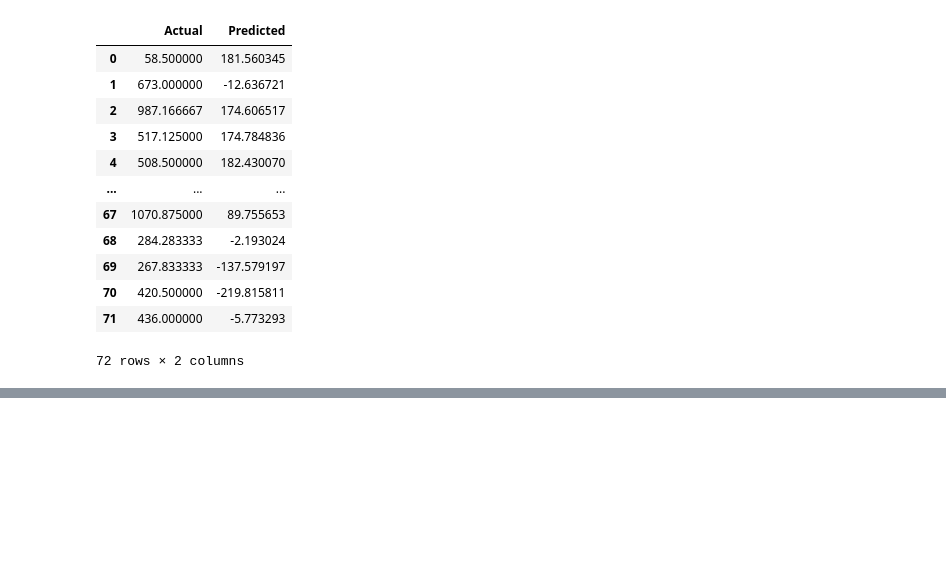
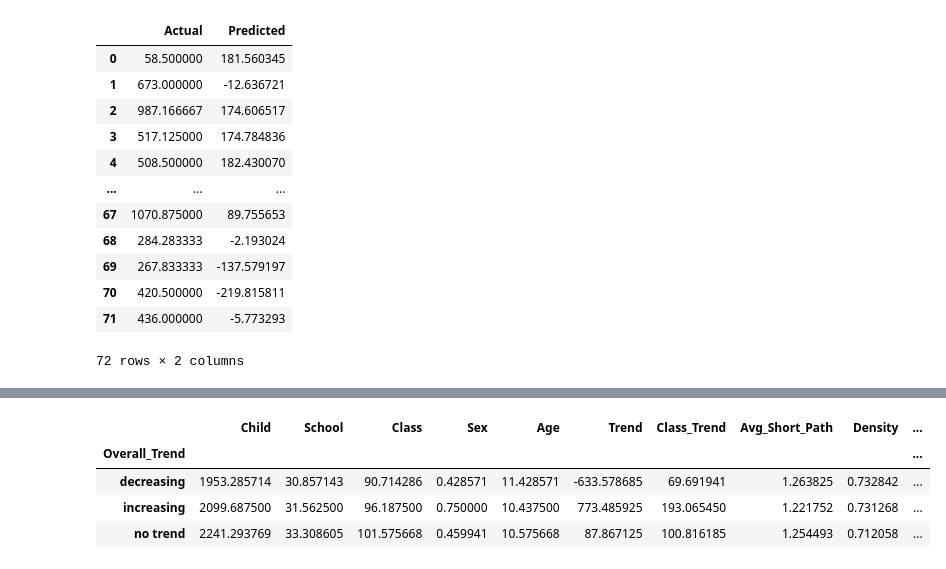
Before and after one commit to Shoarmin/baproject, a Jupyter notebook: code.ipynb, the cells around one changed output, grey strips where cells are left out. Drawn from its saved outputs; the diff is of its cells as text; code cells hidden in the pictures; blank space fills up the shorter version.

```diff
--- a/code.ipynb
+++ b/code.ipynb
@@ -17,7 +17,14 @@ from yellowbrick.regressor import ResidualsPlot
 from sklearn.linear_model import Ridge
 import seaborn as sns
 import statsmodels.api as sm
+from sklearn.linear_model import LogisticRegression
+from sklearn import metrics
+from sklearn import preprocessing
+from sklearn.model_selection import KFold
+from sklearn.metrics import accuracy_score
+
 %matplotlib inline
+pd.options.display.max_columns = None
 
 pd.options.display.max_rows = 10
 pd.options.display.width = 200
@@ -694,0 +664,12 @@ full_table_13.iloc[:, 6:].describe()
+# %%
+# creating 2 participant pools of increasing participants and one of decreasing participants
+display(full_table_13.groupby('Overall_Trend').mean())
+#observations
+#increasing is mostly male, high class trend, lower betweenness, more forests nearby (bos), more playgrounds (speeltuin), lowest barriers for area
+#decreasing has for almost almost facilities the lowest number,
+# %% [output]
+|  | Child | School | Class | Sex | Age | Trend | Class_Trend | Avg_Short_Path | Density | ... |
+| Overall_Trend |  |  |  |  |  |  |  |  |  | ... |
+| decreasing | 1953.285714 | 30.857143 | 90.714286 | 0.428571 | 11.428571 | -633.578685 | 69.691941 | 1.263825 | 0.732842 | ... |
+| increasing | 2099.687500 | 31.562500 | 96.187500 | 0.750000 | 10.437500 | 773.485925 | 193.065450 | 1.221752 | 0.731268 | ... |
+| no trend | 2241.293769 | 33.308605 | 101.575668 | 0.459941 | 10.575668 | 87.867125 | 100.816185 | 1.254493 | 0.712058 | ... |
```
Also changed, not shown: parts of 4 cells of this notebook, 1 other file.
